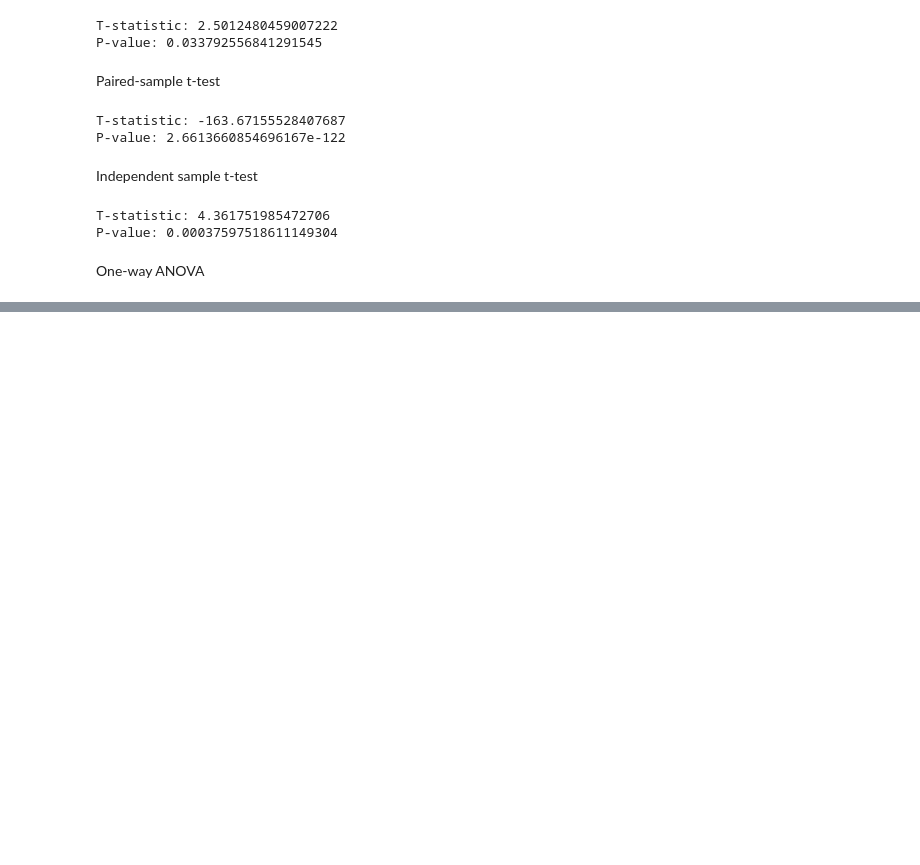
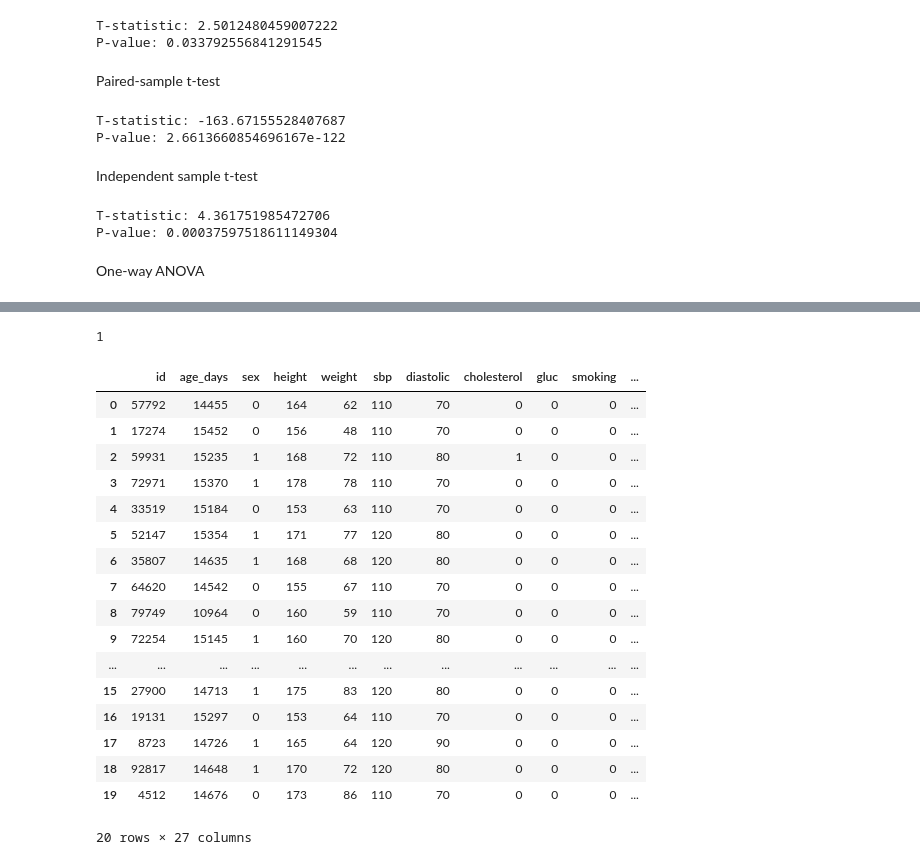
Before and after one commit to Blake-Wei/hi5304-assignment3, a Jupyter notebook: learning/Python_analytics.ipynb, the cells around one changed output, grey strips where cells are left out. Saved outputs shown, nothing was run; the diff lists cells and outputs as text; code cells hidden in the pictures; blank space fills up the shorter version.

```diff
--- a/learning/Python_analytics.ipynb
+++ b/learning/Python_analytics.ipynb
@@ -132 +135,39 @@ print(f"p-value: {anova_result.pvalue}")
+# %%
+from sqlalchemy import create_engine, text
+import pandas as pd
+
+engine = create_engine(
+    "postgresql+psycopg2://hi5304_user:hi5304@db:5432/hi5304"
+)
+
+with engine.connect() as conn:
+    print(conn.execute(text("SELECT 1")).scalar())
+# %% [output]
+1
+# %%
+cardio10 = pd.read_sql(
+    "SELECT * FROM cardio10 LIMIT 20;",
+    engine
+)
+
+cardio10
+# %% [output]
+|  | id | age_days | sex | height | weight | sbp | diastolic | cholesterol | gluc | smoking | ... |
+| 0 | 57792 | 14455 | 0 | 164 | 62 | 110 | 70 | 0 | 0 | 0 | ... |
+| 1 | 17274 | 15452 | 0 | 156 | 48 | 110 | 70 | 0 | 0 | 0 | ... |
+| 2 | 59931 | 15235 | 1 | 168 | 72 | 110 | 80 | 1 | 0 | 0 | ... |
+| 3 | 72971 | 15370 | 1 | 178 | 78 | 110 | 70 | 0 | 0 | 0 | ... |
+| 4 | 33519 | 15184 | 0 | 153 | 63 | 110 | 70 | 0 | 0 | 0 | ... |
+| 5 | 52147 | 15354 | 1 | 171 | 77 | 120 | 80 | 0 | 0 | 0 | ... |
+| 6 | 35807 | 14635 | 1 | 168 | 68 | 120 | 80 | 0 | 0 | 0 | ... |
+| 7 | 64620 | 14542 | 0 | 155 | 67 | 110 | 70 | 0 | 0 | 0 | ... |
+| 8 | 79749 | 10964 | 0 | 160 | 59 | 110 | 70 | 0 | 0 | 0 | ... |
+| 9 | 72254 | 15145 | 1 | 160 | 70 | 120 | 80 | 0 | 0 | 0 | ... |
+| ... | ... | ... | ... | ... | ... | ... | ... | ... | ... | ... | ... |
+| 15 | 27900 | 14713 | 1 | 175 | 83 | 120 | 80 | 0 | 0 | 0 | ... |
+| 16 | 19131 | 15297 | 0 | 153 | 64 | 110 | 70 | 0 | 0 | 0 | ... |
+| 17 | 8723 | 14726 | 1 | 165 | 64 | 120 | 90 | 0 | 0 | 0 | ... |
+| 18 | 92817 | 14648 | 1 | 170 | 72 | 120 | 80 | 0 | 0 | 0 | ... |
+| 19 | 4512 | 14676 | 0 | 173 | 86 | 110 | 70 | 0 | 0 | 0 | ... |
+20 rows × 27 columns
 # %%
```
Also changed, not shown: parts of 7 cells of this notebook, 1 other file.
